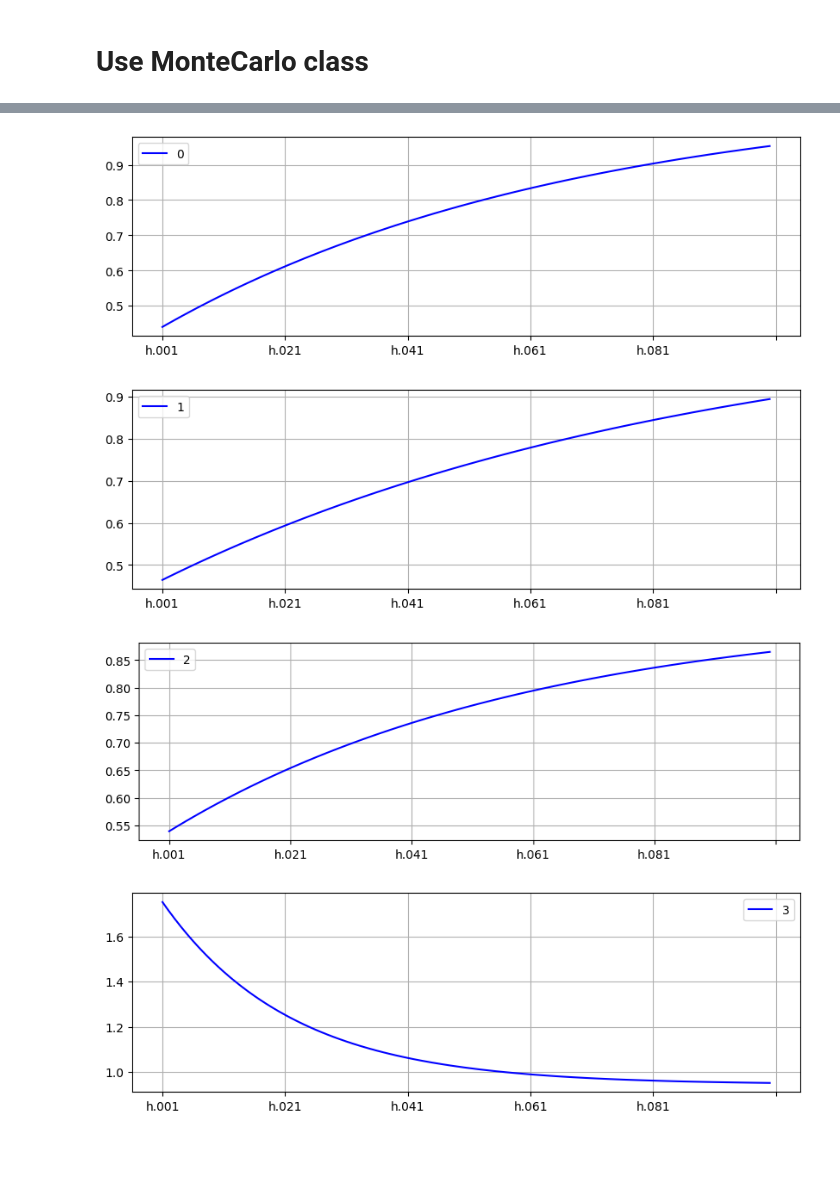
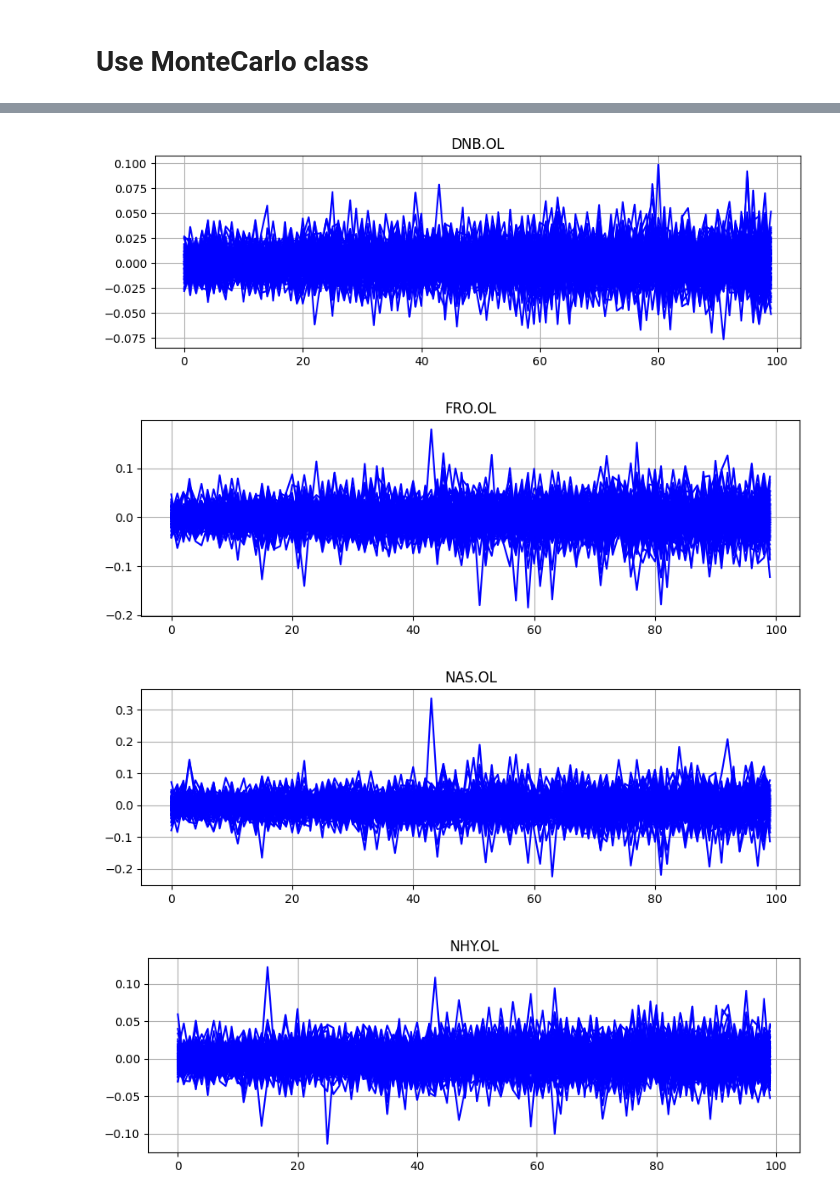
Before and after one commit to magnushelliesen/monte-carlo-simulator, a Jupyter notebook: monte-carlo-simulator.ipynb, the cells around one changed output, grey strips where cells are left out. Saved outputs shown, nothing was run; the diff lists cells and outputs as text; code cells hidden in the pictures; blank space fills up the shorter version.

Commit message:
Made simulations method. Needs doc

```diff
--- a/monte-carlo-simulator.ipynb
+++ b/monte-carlo-simulator.ipynb
@@ -161,12 +161,21 @@ for col in fit.conditional_volatility_df.columns:
 [figure]
 [figure]
 [figure]
+# %%
+n_periods = 100
+n_simulations = 100
+
+# Store forecast in dict
+forecast = fit.forecast(100, 100)
 # %%
-forecast_df = fit.forecast(100)
-for col in forecast_df.columns:
-    forecast_df[[col]].plot(color='b', figsize=(10, 3), grid=True)
+# Look at some forecast
+for col in df.columns:
+    plt.figure()
+    for i in range(n_simulations):
+        forecast.get(i)[col].plot(color = 'b', figsize=(10, 3), grid=True, title=col)
+    plt.show()
 # %% [output]
-[figure, old version]
+[figure, new version]
-[figure, old version]
+[figure, new version]
-[figure, old version]
+[figure, new version]
-[figure, old version]
+[figure, new version]
```
Also changed, not shown: parts of 11 cells of this notebook, 1 other file.
